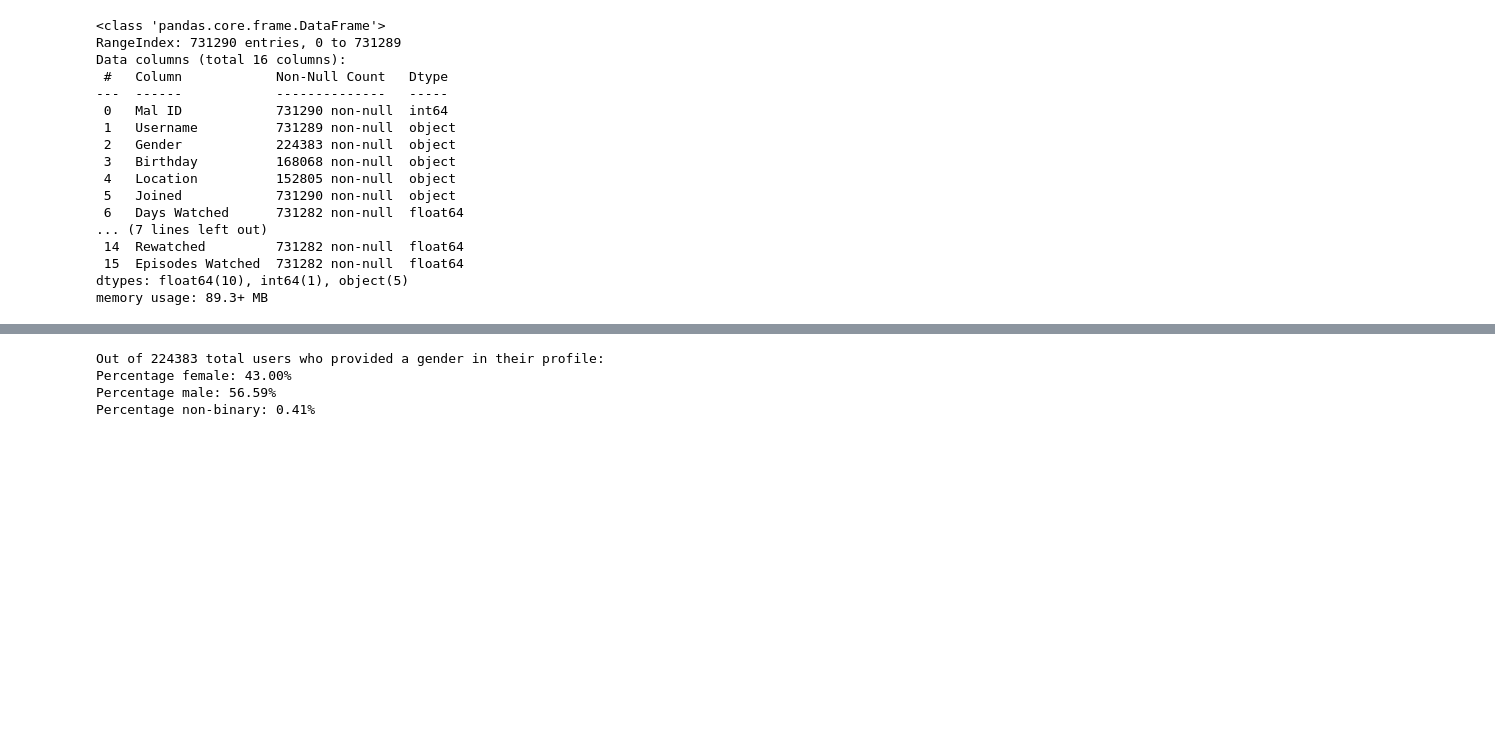
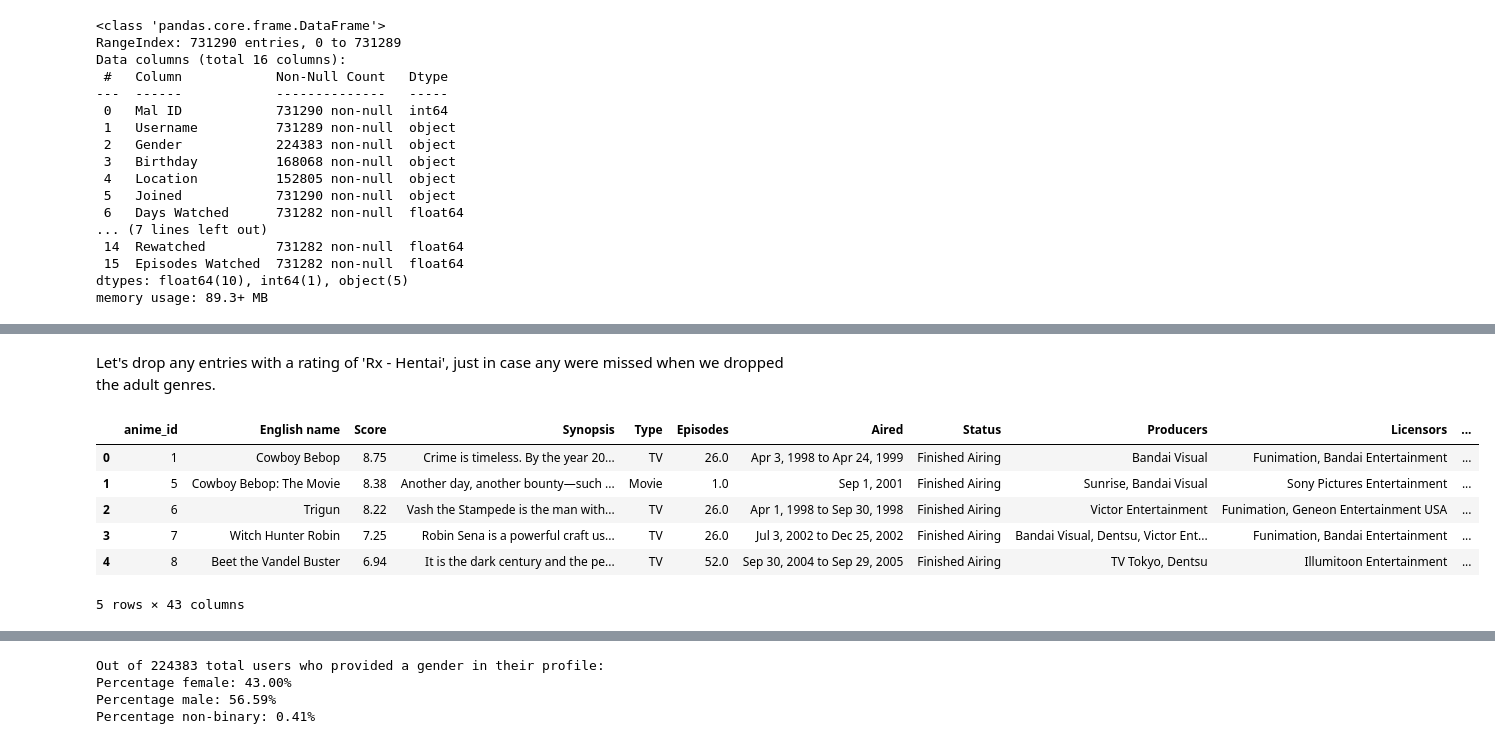
Before and after one commit to eraiken/Springboard, a Jupyter notebook: Unit 29/Anime storytelling.ipynb, the cells around one changed output, grey strips where cells are left out. Drawn from its saved outputs; the diff is of its cells as text; code cells hidden in the pictures; blank space fills up the shorter version.

```diff
--- a/Unit 29/Anime storytelling.ipynb
+++ b/Unit 29/Anime storytelling.ipynb
@@ -54,0 +297,28 @@ memory usage: 89.3+ MB
+# %%
+# Group by 'anime_id' and collapse the dummies dataframe so there is only one entry per anime
+anime_df_with_dummies_agg = anime_df_with_dummies.groupby('anime_id').agg({
+    'anime_id': 'first',
+    'English name': 'first',
+    'Score': 'first',
+    'Synopsis': 'first',
+    'Type': 'first',
+    'Episodes': 'first',
+    'Aired': 'first',
+    'Status': 'first',
+    'Producers': 'first',
+    'Licensors': 'first',
+    'Studios': 'first',
+    'Source': 'first',
+    'Duration': 'first',
+    'Rating': 'first',
+    'Rank': 'first',
+    'Popularity': 'first',
+    'Favorites': 'first',
+    'Scored By': 'first',
+    'Members': 'first',
+    'Aired_Start_Year': 'first',
+    'Aired_End_Year': 'first',
+    **{col: 'sum' for col in genre_dummies.columns}
+})
+
+anime_df_with_dummies_agg.head()
@@ -54,0 +334,3 @@ memory usage: 89.3+ MB
+# %%
+# Reassign anime_df_with_dummies_agg to anime_df
+anime_df = anime_df_with_dummies_agg
@@ -54,0 +339,6 @@ memory usage: 89.3+ MB
+# %%
+# Define a list of genres considered "adult"
+adult_genres = ['Ecchi', 'Hentai', 'Erotica', 'Boys Love', 'Girls Love']
+
+# Create a new dataframe from anime_df that excludes the adult genres
+anime_df_clean = anime_df[~anime_df[adult_genres].any(axis=1)].reset_index(drop=True)
@@ -54,0 +361,15 @@ memory usage: 89.3+ MB
+# %% [markdown]
+Let's drop any entries with a rating of 'Rx - Hentai', just in case any were missed when we dropped the adult genres.
+# %%
+# Drop entries where anime_df_clean['Rating']=='Rx - Hentai'
+anime_df_clean = anime_df_clean[anime_df_clean['Rating'] != 'Rating_Rx - Hentai'].reset_index(drop=True)
+# %%
+anime_df_clean.head()
+# %% [output]
+|  | anime_id | English name | Score | Synopsis | Type | Episodes | Aired | Status | Producers | Licensors | ... |
+| 0 | 1 | Cowboy Bebop | 8.75 | Crime is timeless. By the year 20... | TV | 26.0 | Apr 3, 1998 to Apr 24, 1999 | Finished Airing | Bandai Visual | Funimation, Bandai Entertainment | ... |
+| 1 | 5 | Cowboy Bebop: The Movie | 8.38 | Another day, another bounty—such ... | Movie | 1.0 | Sep 1, 2001 | Finished Airing | Sunrise, Bandai Visual | Sony Pictures Entertainment | ... |
+| 2 | 6 | Trigun | 8.22 | Vash the Stampede is the man with... | TV | 26.0 | Apr 1, 1998 to Sep 30, 1998 | Finished Airing | Victor Entertainment | Funimation, Geneon Entertainment USA | ... |
+| 3 | 7 | Witch Hunter Robin | 7.25 | Robin Sena is a powerful craft us... | TV | 26.0 | Jul 3, 2002 to Dec 25, 2002 | Finished Airing | Bandai Visual, Dentsu, Victor Ent... | Funimation, Bandai Entertainment | ... |
+| 4 | 8 | Beet the Vandel Buster | 6.94 | It is the dark century and the pe... | TV | 52.0 | Sep 30, 2004 to Sep 29, 2005 | Finished Airing | TV Tokyo, Dentsu | Illumitoon Entertainment | ... |
+5 rows × 43 columns
```
Also changed, not shown: parts of 70 cells of this notebook.
